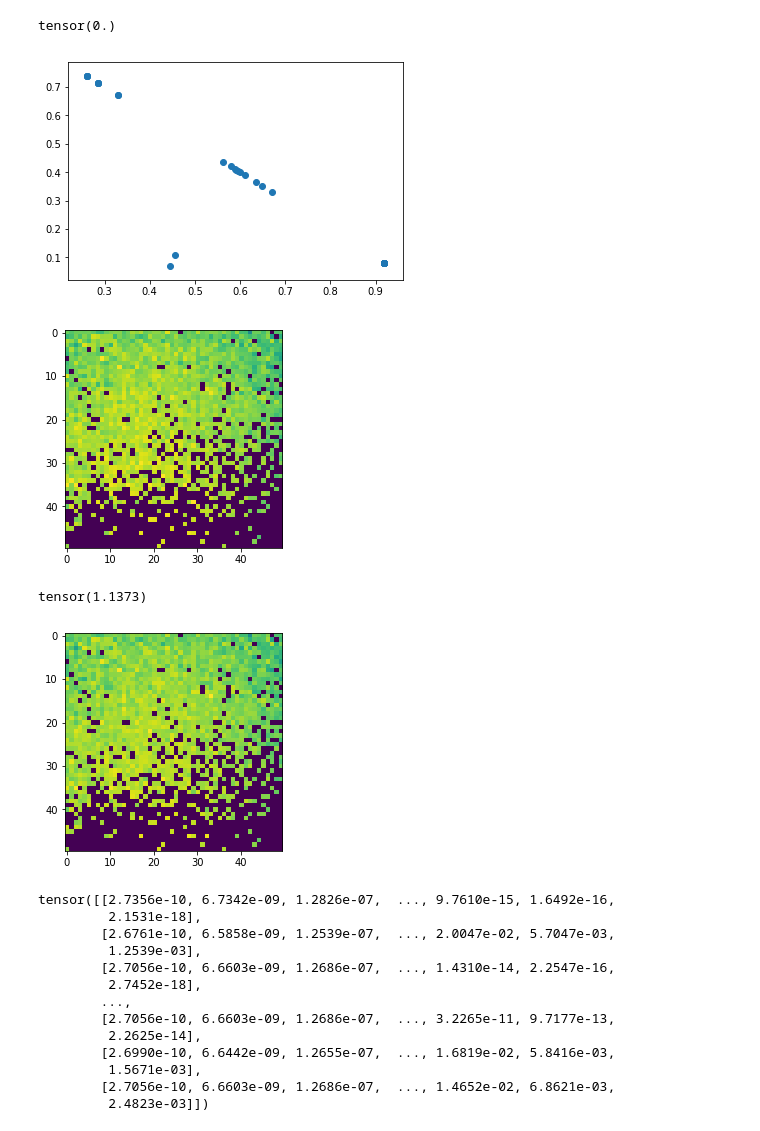
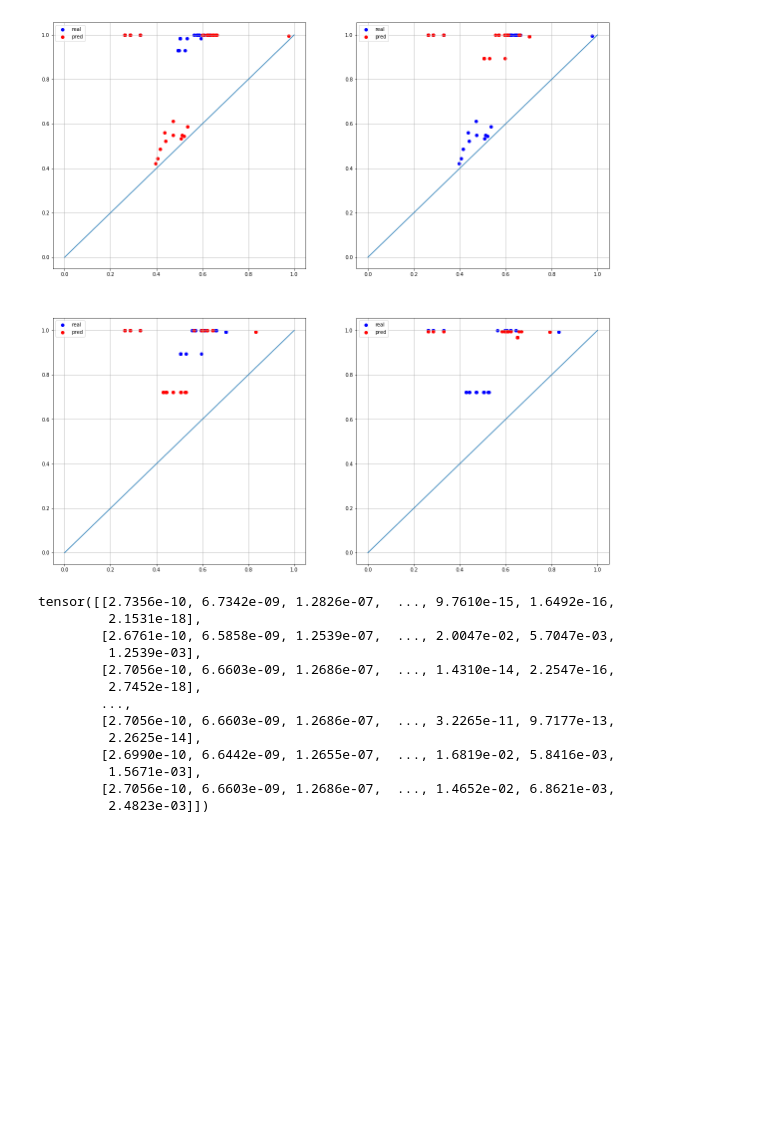
Before and after one commit to ex7remum/Predicting_Persistence_Diagrams, a Jupyter notebook: mnist_dir_filtration/checking_stuff.ipynb, the cells around one changed output. Cells and saved outputs as stored; diff of their text form; code cells hidden in the pictures; blank space fills up the shorter version.

Commit message:
Fix model and add logging PDs

```diff
--- a/mnist_dir_filtration/checking_stuff.ipynb
+++ b/mnist_dir_filtration/checking_stuff.ipynb
@@ -150,43 +131,29 @@ NameError: name 'run' is not defined
-# %%
-from matplotlib import pyplot as plt
-
-final_model.eval()
-
-pimgr = PersistenceImageGudhi(bandwidth=0.05,
-                              resolution=[50, 50],
-                              weight=lambda x: (x[1]),
-                              im_range=im_range)
-
-for item in trainloader:
-    X, Z, v = item['items'], item['pds'], item['labels']
-    PI_real = torch.from_numpy(pimgr.fit_transform(Z)).to(torch.float32)
-    PI_real = PI_real / PI_real.max(dim=1, keepdim=True)[0]
-
-    with torch.no_grad():
-        Z = Z[..., :2].to(torch.float32)
-        PI_pred = model(X.to(device))
-
-    PI_real = PI_real.view(64, 50, 50)
-    print(PI_real.min())
-    PI_real[0]
-    plt.scatter(Z[0, :, 0], Z[0, :, 1] - Z[0, :, 0])
-    plt.show()
-    plt.imshow(img)
-    plt.show()
-
-    PI_pred = PI_pred.view(64, 50, 50)
-    print(PI_pred.max())
-    img = PI_pred[0]
-    plt.imshow(img)
-    plt.show()
-
-    break
-# %% [output]
-tensor(0.)
-[figure, removed]
-[figure, removed]
-tensor(1.1373)
-[figure, removed]
+# %%
+from matplotlib import pyplot as plt
+import numpy as np
+
+for item in trainloader:
+    X, Z, v = item['items'], item['pds'], item['labels']
+
+    with torch.no_grad():
+        Z = Z[..., :2].to(torch.float32)
+
+    fig, axs = plt.subplots(2, 2, figsize=(20,20))
+
+    line = np.linspace(0, 1, 100)
+    for i in range(4):
+
+        axs[i // 2, i % 2].scatter(Z[i, :, 0], Z[i, :, 1], c='b', label='real')
+        axs[i // 2, i % 2].scatter(Z[i+1, :, 0], Z[i+1, :, 1], c='r', label='pred')
+        axs[i // 2, i % 2].legend()
+        axs[i // 2, i % 2].plot(line, line)
+        axs[i // 2, i % 2].grid()
+
+    plt.show()
+
+    break
+# %% [output]
+[figure, added]
 # %%
 PI_real.max(dim=1)[0]
 # %% [output]
```
Also changed, not shown: parts of 2 cells of this notebook, 5 other files.
